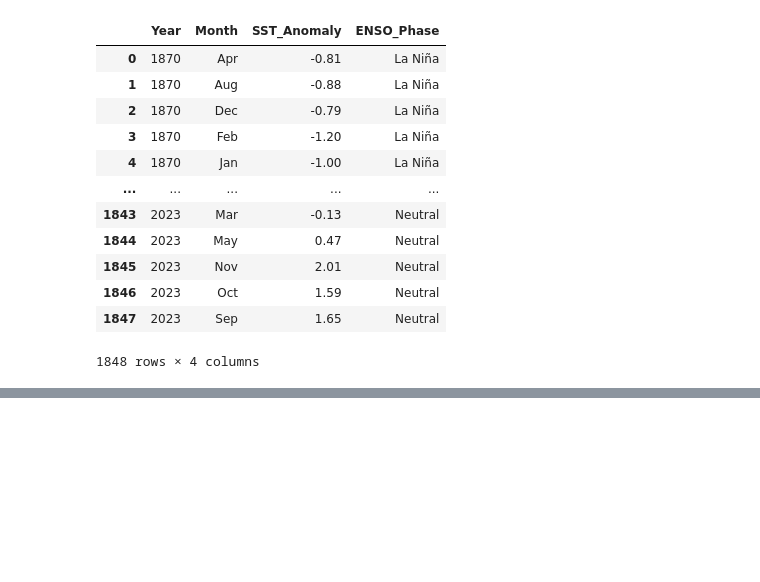
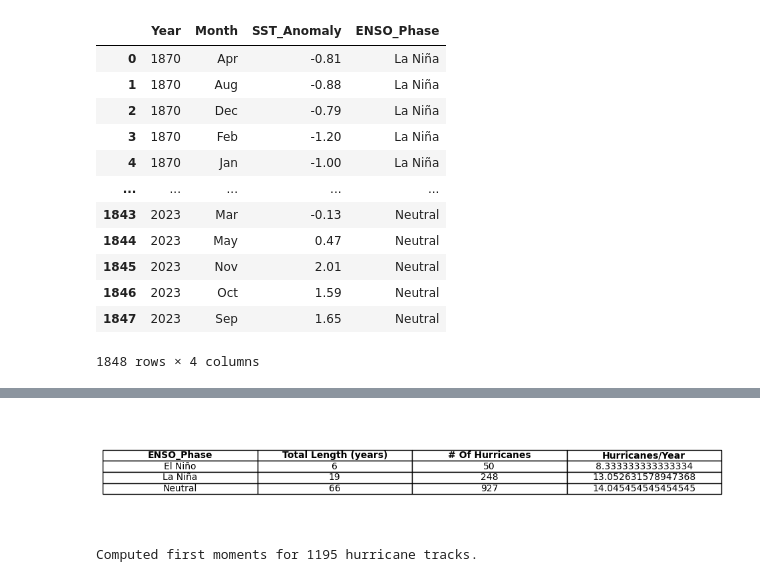
Before and after one commit to sarika-debruyn/LEAPCourse-Course-Climate-pred-Project1, a Jupyter notebook: project1/ENSO.ipynb, the cells around one changed output, grey strips where cells are left out. Drawn from its saved outputs; the diff is of its cells as text; code cells hidden in the pictures; blank space fills up the shorter version.

```diff
--- a/project1/ENSO.ipynb
+++ b/project1/ENSO.ipynb
@@ -277 +343,67 @@ plt.show()
+# %%
+#Frequency of hurricanes during different ENSO stages
+
+# Ensure ENSO Phase is categorized correctly
+df_merged_ENSO["ENSO_Phase"] = df_merged_ENSO["ENSO_Phase"].astype(str)
+
+# Total length (years) per ENSO Phase
+total_years = df_merged_ENSO.groupby("ENSO_Phase")["Year"].nunique()
+
+# Number of unique hurricanes per ENSO Phase
+num_hurricanes = df_merged_ENSO.groupby("ENSO_Phase")["Storm_ID"].nunique()
+
+# Hurricanes per year per ENSO Phase
+hurricanes_per_year = num_hurricanes / total_years
+
+# Combine into a DataFrame
+enso_summary = pd.DataFrame({
+    "Total Length (years)": total_years,
+    "# Of Hurricanes": num_hurricanes,
+    "Hurricanes/Year": hurricanes_per_year
+})
+
+# Reset index for better readability
+enso_summary = enso_summary.reset_index()
+
+# Display the summary table
+fig, ax = plt.subplots(figsize=(12, 2))
+ax.axis('tight')
+ax.axis('off')
+
+table = ax.table(cellText=enso_summary.values, colLabels=enso_summary.columns, cellLoc='center', loc='center')
+
+# Formatting the header row
+for key, cell in table.get_celld().items():
+    if key[0] == 0:  # Header row
+        cell.set_text_props(weight='bold')
+
+# Show the table
+plt.show()
+# %% [output]
+[figure, added]
+# %%
+#Function to calculate moment for a storm
+
+def get_first_moment(df):
+    """Computes the first moment (mean latitude & longitude) of a hurricane track."""
+    if df.empty:
+        return None  # Handle empty cases
+
+    mean_lat = df["Latitude"].mean()
+    mean_lon = df["Longitude"].mean()
+    return [mean_lon, mean_lat]  # Longitude first for mapping consistency
+
+# Compute first moments for each unique hurricane track
+moment_lst = [get_first_moment(df_merged_ENSO[df_merged_ENSO["Storm_ID"] == storm])
+              for storm in df_merged_ENSO["Storm_ID"].unique()]
+
+# Remove any None values (cases where hurricanes had missing data)
+moment_lst = [m for m in moment_lst if m is not None]
+
+# Convert to NumPy array for clustering
+moment_arr = np.array(moment_lst)
+
+print(f"Computed first moments for {len(moment_arr)} hurricane tracks.")
+# %% [output]
+Computed first moments for 1195 hurricane tracks.
 # %%
```
Also changed, not shown: parts of 9 cells of this notebook, 1 other file.
